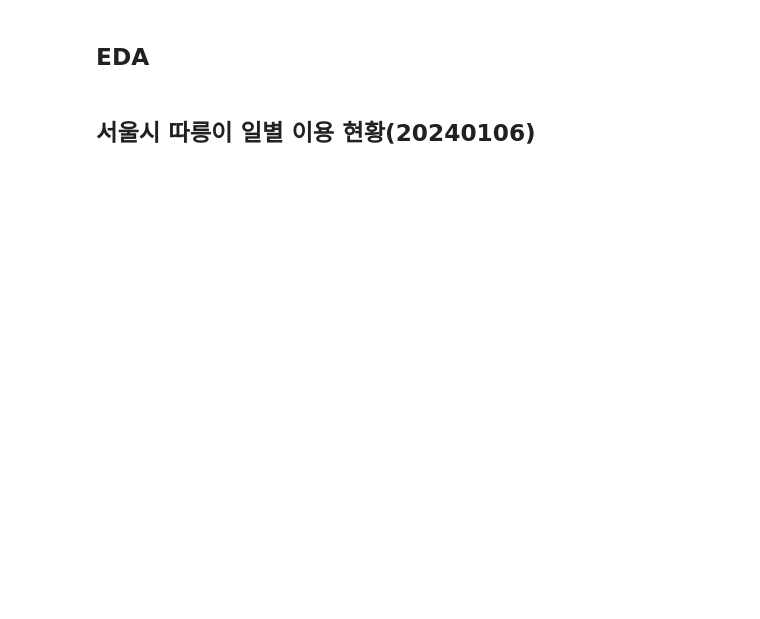
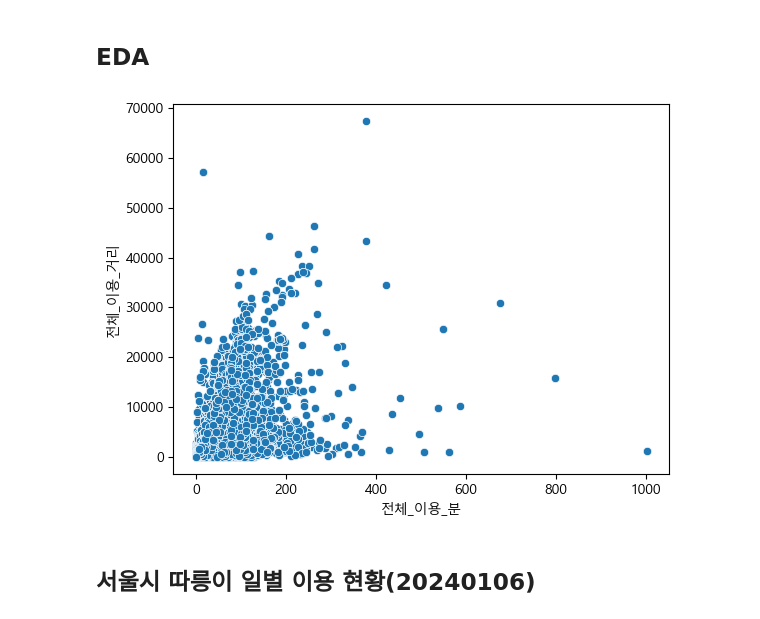
Before and after one commit to Nvuly/SeoulBicycle_Project, a Jupyter notebook: Seoul_Bicycle_Data_Analysis.ipynb, the cells around one changed output. Drawn from its saved outputs; the diff is of its cells as text; code cells hidden in the pictures; blank space fills up the shorter version.

```diff
--- a/Seoul_Bicycle_Data_Analysis.ipynb
+++ b/Seoul_Bicycle_Data_Analysis.ipynb
@@ -182,7 +182,7 @@ ValueError: Could not interpret value `Used_Time` for parameter `x`
 # %% [markdown]
 ## 서울시 따릉이 일별 이용 현황(20240105)
 # %%
-file_path2 = 'D:\Code\(최종)따릉이/tpss_bcycl_od_statnhm_20240105.csv'
+file_path2 = 'D:\Code\(최종)서울시 자전거 프로젝트/20240105.csv'
 
 df_2 = pd.read_csv(file_path2, encoding='cp949')
 
@@ -211,8 +293,10 @@ print(f'1월 5일 데이터프레임 : \n{df_2}')
 #plt.show()
 # %%
 ### 사용시간대별 총 이용시간의 시각화
-sns.scatterplot(data=df_2, x='Used_Time', y='Total Distance')
+sns.scatterplot(data=df_2, x='전체_이용_분', y='전체_이용_거리')
 plt.show()
+# %% [output]
+[figure, added]
 # %% [markdown]
 ## 서울시 따릉이 일별 이용 현황(20240106)
 # %%
```
Also changed, not shown: parts of 14 cells of this notebook.
